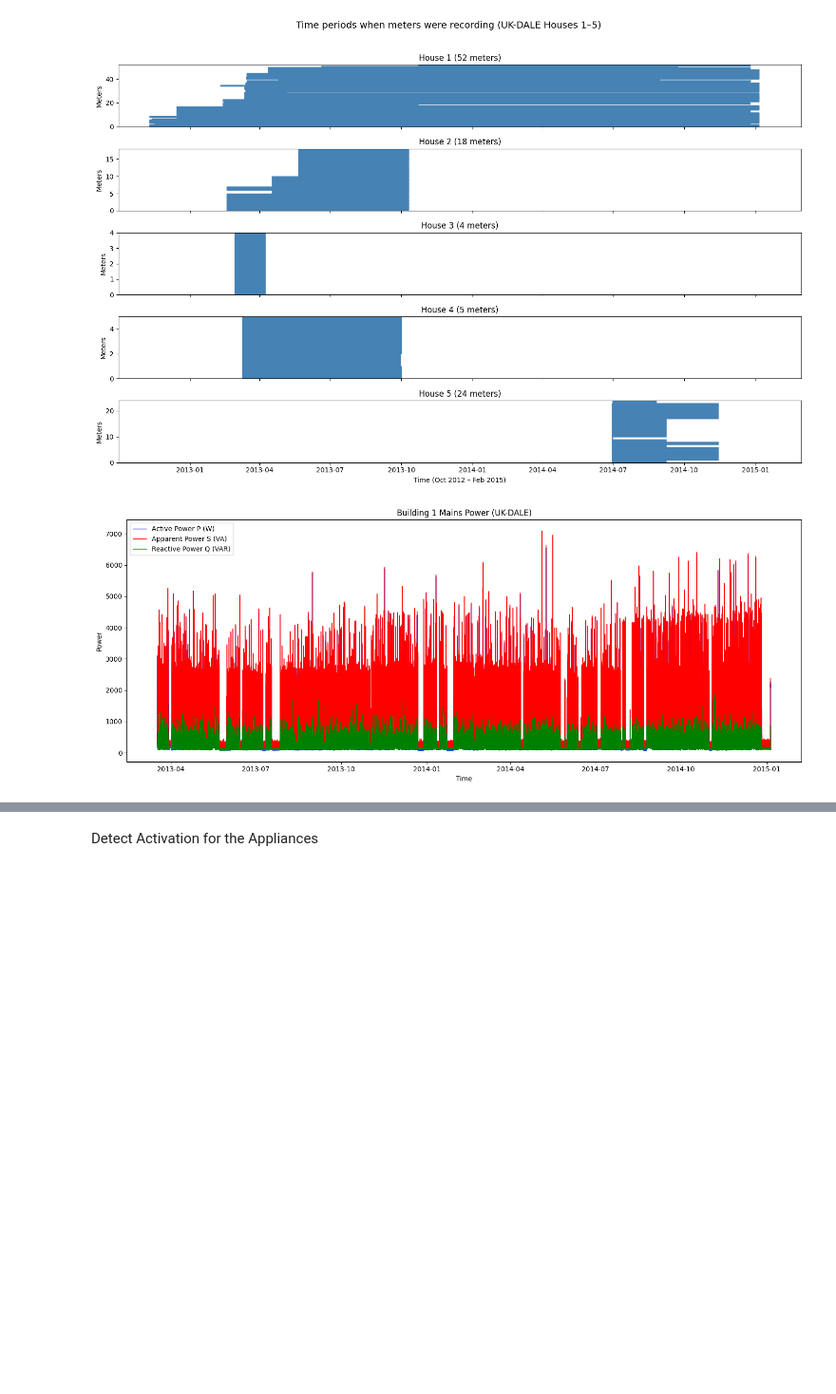
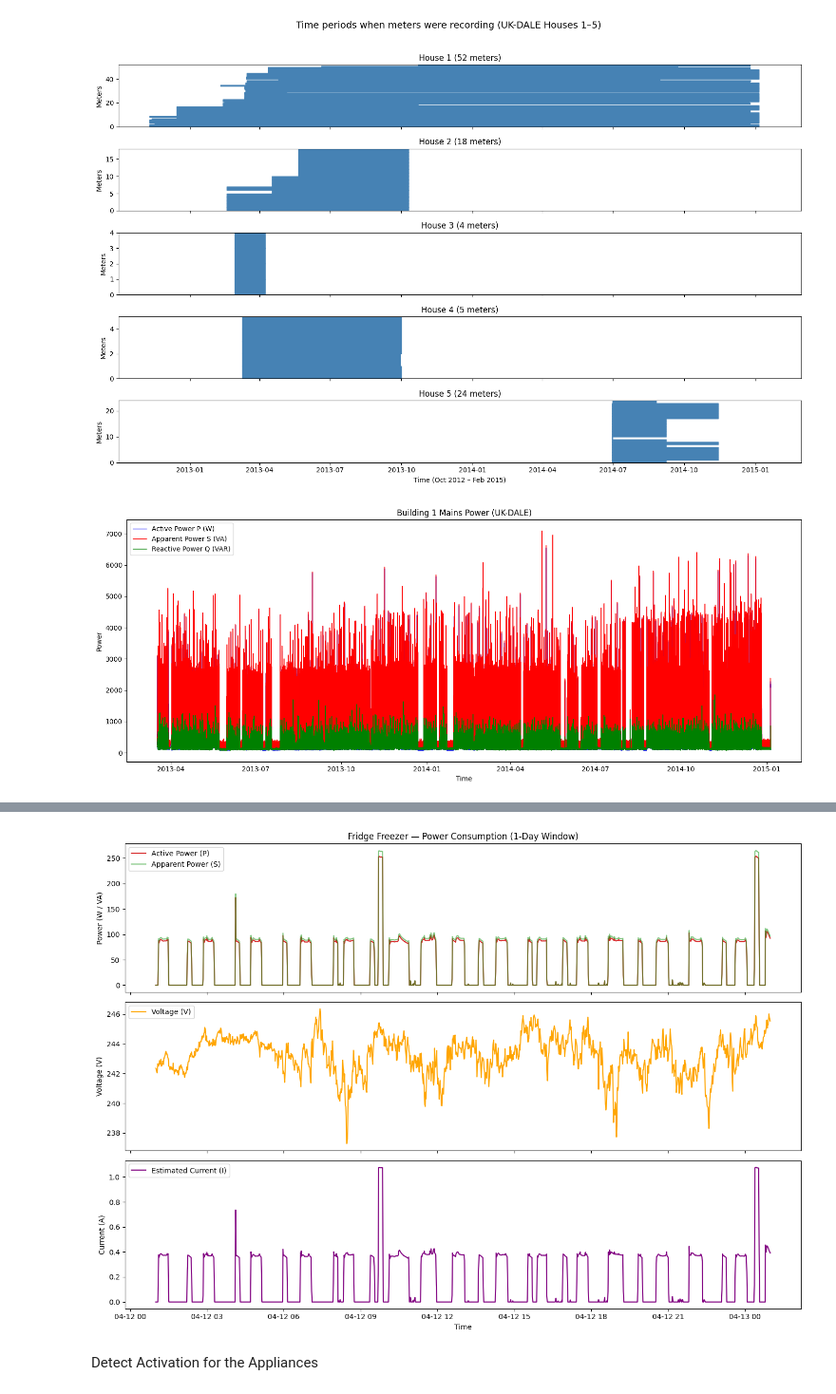
Before and after one commit to rtie2002/NILM, a Jupyter notebook: notebooks/dataset.ipynb, the cells around one changed output, grey strips where cells are left out. Shown at 95% size. Saved outputs shown, nothing was run; the diff lists cells and outputs as text; code cells hidden in the pictures; blank space fills up the shorter version.

```diff
--- a/notebooks/dataset.ipynb
+++ b/notebooks/dataset.ipynb
@@ -270,0 +194,7 @@ plt.show()
+# %%
+from nilmtk import DataSet
+dataset = DataSet(r"C:\Users\Raymond Tie\Desktop\NILM\datasets\ukdale.h5")
+building = dataset.buildings[1]
+mains = building.elec.mains()
+df = next(mains.load(sample_period=60))
+print(df.columns)
@@ -507,0 +553,89 @@ plt.show()
+# %%
+import matplotlib.pyplot as plt
+from nilmtk import DataSet, TimeFrame
+import numpy as np
+import pandas as pd
+
+# --- 1️⃣ Load the dataset ---
+dataset = DataSet(r"C:\Users\Raymond Tie\Desktop\NILM\datasets\ukdale.h5")
+building = dataset.buildings[1]
+elec = building.elec
+
+# --- 2️⃣ Select target appliance ---
+target_label = "fridge freezer"
+target_meter = None
+
+for meter in elec.submeters().meters:
+    if meter.appliances and meter.appliances[0].type['type'] == target_label:
+        target_meter = meter
+        break
+
+if target_meter is None:
+    raise ValueError(f"Appliance '{target_label}' not found in building 1")
+
+print(f"✅ Found appliance: {target_label}")
+
+# --- 3️⃣ Define a 1-day window (use actual range from your dataset) ---
+window = TimeFrame(start="2013-04-12", end="2013-04-13")
+
+# --- 4️⃣ Load mains data (for voltage reference) ---
+mains = elec.mains()
+df_mains = next(mains.load(sample_period=60, sections=[window]))
+df_mains = df_mains.dropna()
+
+# Extract voltage (if available)
+if ('voltage', '') in df_mains.columns:
+    V = df_mains[('voltage', '')]
+else:
+    raise KeyError("No voltage data available in mains")
+
+# --- 5️⃣ Load appliance data ---
+df_appliance = next(target_meter.load(sample_period=60, sections=[window]))
+df_appliance = df_appliance.dropna()
+
+# Extract P and S
+if ('power', 'active') in df_appliance.columns:
+    P = df_appliance[('power', 'active')]
+else:
+    raise KeyError("No active power data found for this appliance")
+
+if ('power', 'apparent') in df_appliance.columns:
+    S = df_appliance[('power', 'apparent')]
+else:
+    # If apparent power not recorded, estimate it
+    S = np.sqrt(P**2 + (0.3*P)**2)
+    print("⚠️ Apparent power not recorded — estimated using PF ≈ 0.95")
+
+# --- 6️⃣ Align data by time index ---
+common_index = V.index.intersection(df_appliance.index)
+V = V.loc[common_index]
+P = P.loc[common_index]
+S = S.loc[common_index]
+
+# --- 7️⃣ Compute current (I = S / V) ---
+I = S / V
+
+# --- 8️⃣ Plot results (3 subplots: Power, Voltage, Current) ---
+fig, axs = plt.subplots(3, 1, figsize=(14, 10), sharex=True)
+
+# Plot Power
+axs[0].plot(P.index, P, color='tab:red', label='Active Power (P)')
+axs[0].plot(S.index, S, color='tab:green', alpha=0.6, label='Apparent Power (S)')
+axs[0].set_ylabel("Power (W / VA)")
+axs[0].legend()
+axs[0].set_title(f"{target_label.title()} — Power Consumption (1-Day Window)")
+
+# Plot Voltage
+axs[1].plot(V.index, V, color='orange', label='Voltage (V)')
+axs[1].set_ylabel("Voltage (V)")
+axs[1].legend()
+
+# Plot Current
+axs[2].plot(I.index, I, color='purple', label='Estimated Current (I)')
+axs[2].set_ylabel("Current (A)")
+axs[2].legend()
+
+axs[2].set_xlabel("Time")
+plt.tight_layout()
+plt.show()
+# %% [output]
@@ -508,3 +644,4 @@ plt.show()
+[figure, added]
 # %% [markdown]
 Detect Activation for the Appliances
 # %%
```
Also changed, not shown: parts of 12 cells of this notebook, 12 other files.
